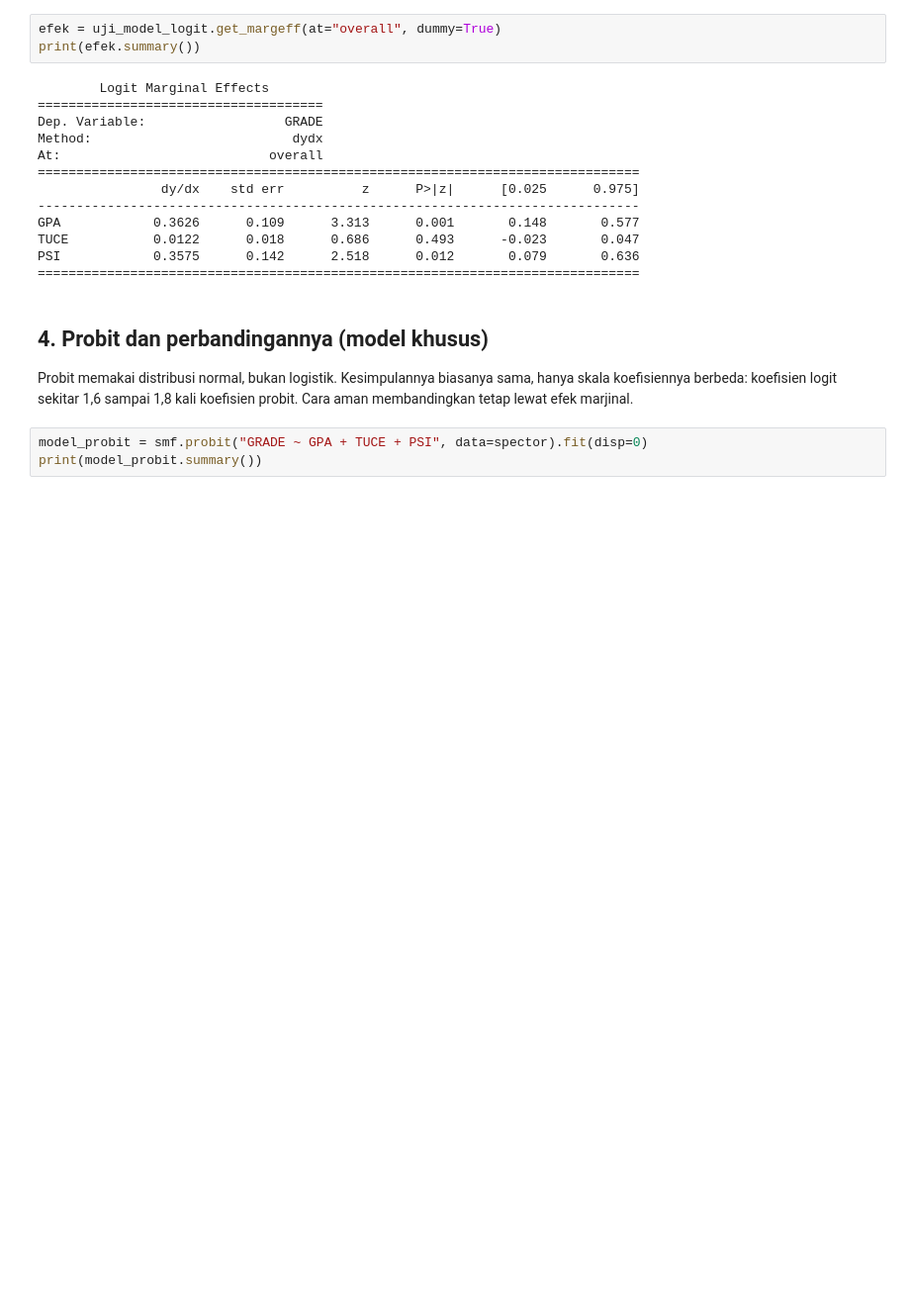
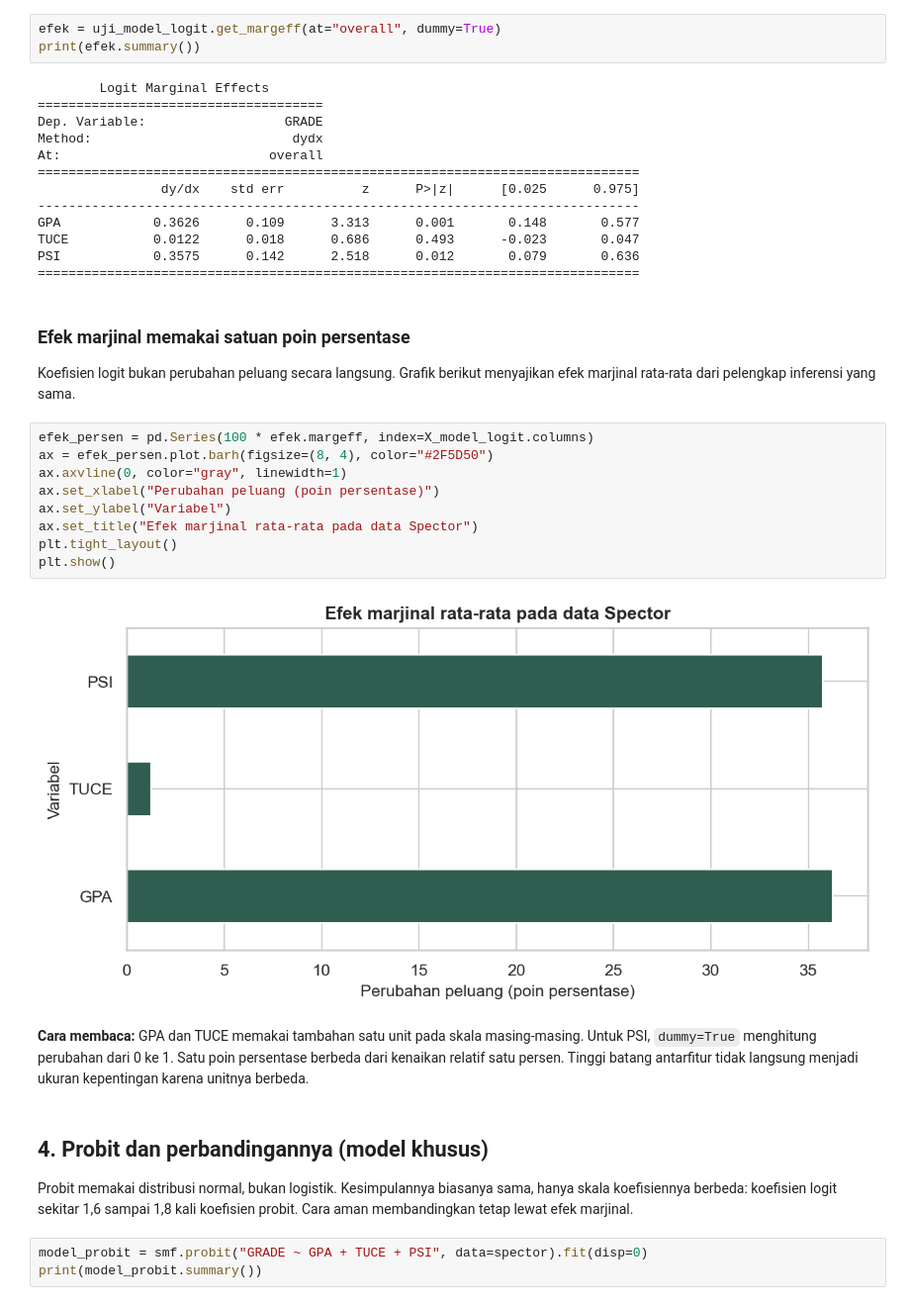
Before and after one commit to akhiyarwaladi/ekonometrika_coding_workshop, a Jupyter notebook: materi/01_ekonometrika/04_model_kategorikal.ipynb, the cells around one changed output. Shown at 99% size. Saved outputs shown, nothing was run; the diff lists cells and outputs as text; blank space fills up the shorter version.

```diff
--- a/materi/01_ekonometrika/04_model_kategorikal.ipynb
+++ b/materi/01_ekonometrika/04_model_kategorikal.ipynb
@@ -252,6 +289,27 @@ GPA            0.3626      0.109      3.313      0.001       0.148       0.577
 TUCE           0.0122      0.018      0.686      0.493      -0.023       0.047
 PSI            0.3575      0.142      2.518      0.012       0.079       0.636
 ==============================================================================
+# %% [markdown]
+### Efek marjinal memakai satuan poin persentase
+
+Koefisien logit bukan perubahan peluang secara langsung. Grafik berikut
+menyajikan efek marjinal rata-rata dari pelengkap inferensi yang sama.
+# %%
+efek_persen = pd.Series(100 * efek.margeff, index=X_model_logit.columns)
+ax = efek_persen.plot.barh(figsize=(8, 4), color="#2F5D50")
+ax.axvline(0, color="gray", linewidth=1)
+ax.set_xlabel("Perubahan peluang (poin persentase)")
+ax.set_ylabel("Variabel")
+ax.set_title("Efek marjinal rata-rata pada data Spector")
+plt.tight_layout()
+plt.show()
+# %% [output]
+[figure, added]
+# %% [markdown]
+**Cara membaca:** GPA dan TUCE memakai tambahan satu unit pada skala
+masing-masing. Untuk PSI, `dummy=True` menghitung perubahan dari 0 ke 1.
+Satu poin persentase berbeda dari kenaikan relatif satu persen. Tinggi
+batang antarfitur tidak langsung menjadi ukuran kepentingan karena unitnya berbeda.
 # %% [markdown]
 ## 4. Probit dan perbandingannya (model khusus)
 
```
Also changed, not shown: parts of 25 cells of this notebook, 35 other files.
